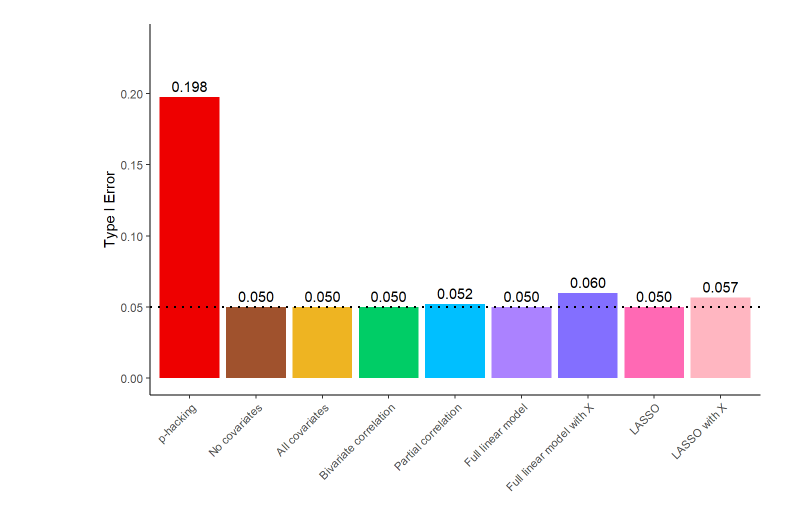
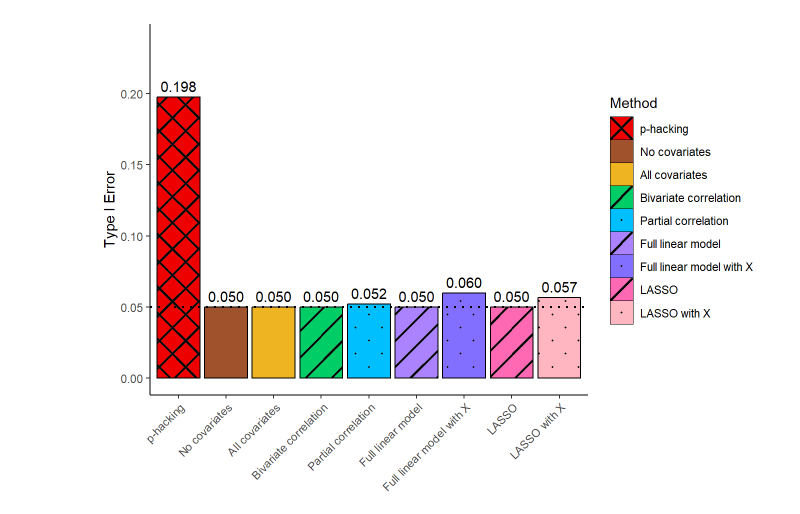
Before and after one commit to jjcurtin/study_cov, a Jupyter notebook: _manuscript/notebooks/mak_figures.embed.ipynb, the cells around one changed output. Cells and saved outputs as stored; diff of their text form; code cells hidden in the pictures.

```diff
--- a/_manuscript/notebooks/mak_figures.embed.ipynb
+++ b/_manuscript/notebooks/mak_figures.embed.ipynb
@@ -85,24 +125,28 @@ d_05 <- d_05 |>
 # %%
-#| label: fig-typeI-bar
-#| fig-cap: "Type I Error by Method. Average type I error rate across all research settings is displayed for each method separately by color. The horizontal dotted black line indicates expected Type 1 Error rate for an alpha = .05."
-
-type_I_summary <- d_0 |>
-  group_by(method) |>
-  summarise(type_I = mean(p_value < 0.05))
+#| label: fig-bar-1
+#| fig-cap: "Type I Error by Method. Average type I error rate across all research settings is displayed for each method separately by color. Patterns indicate type of covariate selection: no selection (solid), p-hacking (crosshatch), selection without controlling for X (striped), selection controlling for X (dotted). The horizontal dotted black line indicates expected Type 1 Error rate for an alpha = .05."
 
 type_I_summary |>
   mutate(method = fct_relevel(method, "p-hacking")) |>
-  ggplot(aes(x = method, y = type_I, fill = method)) +
-  geom_bar(stat = "identity") +
-  geom_hline(yintercept = 0.05, linetype = "dotted", color = "black", linewidth = .75) +
+  ggplot(aes(x = method, y = type_I, fill = method, pattern = method)) +
+  geom_bar_pattern(
+    stat = "identity",
+    pattern_fill = "black",
+    pattern_angle = 45,
+    pattern_density = 0.1,
+    pattern_size = .1,
+    pattern_spacing = 0.05,
+    color = "black") +
+  geom_hline(yintercept = 0.05, linetype = "dotted", color = "black", linewidth = .8) +
   geom_text(aes(label = sprintf("%.3f", type_I)), vjust = -0.5) +
   labs(x = NULL,
        y = "Type I Error",
-       fill = "Method") +
+       fill = "Method",
+       pattern = "Method") +
   scale_y_continuous(limits = c(0, max(type_I_summary$type_I) * 1.2),
                      breaks = seq(0, max(type_I_summary$type_I) * 1.2, by = 0.05)) +
-  theme(legend.position = "none",
-        axis.text.x = element_text(angle = 45, hjust = 1)) +
-  scale_fill_manual(values = method_colors)
+  scale_pattern_manual(values = method_patterns) +
+  scale_fill_manual(values = method_colors) +
+  theme(axis.text.x = element_text(angle = 45, hjust = 1))
 # %% [output]
-[figure, old version]
+[figure, new version]
```
Also changed, not shown: parts of 26 cells of this notebook, 51 other files.
